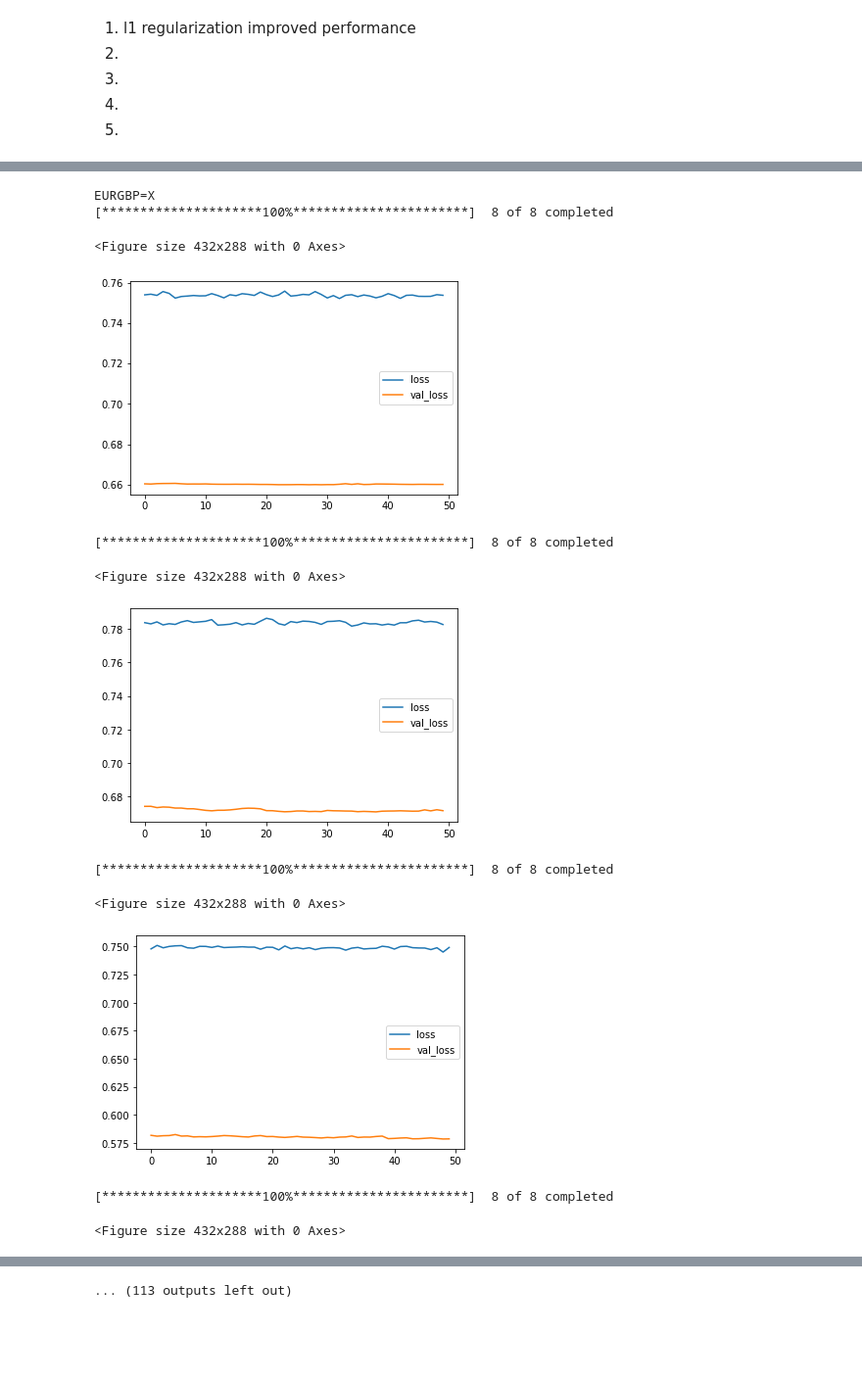
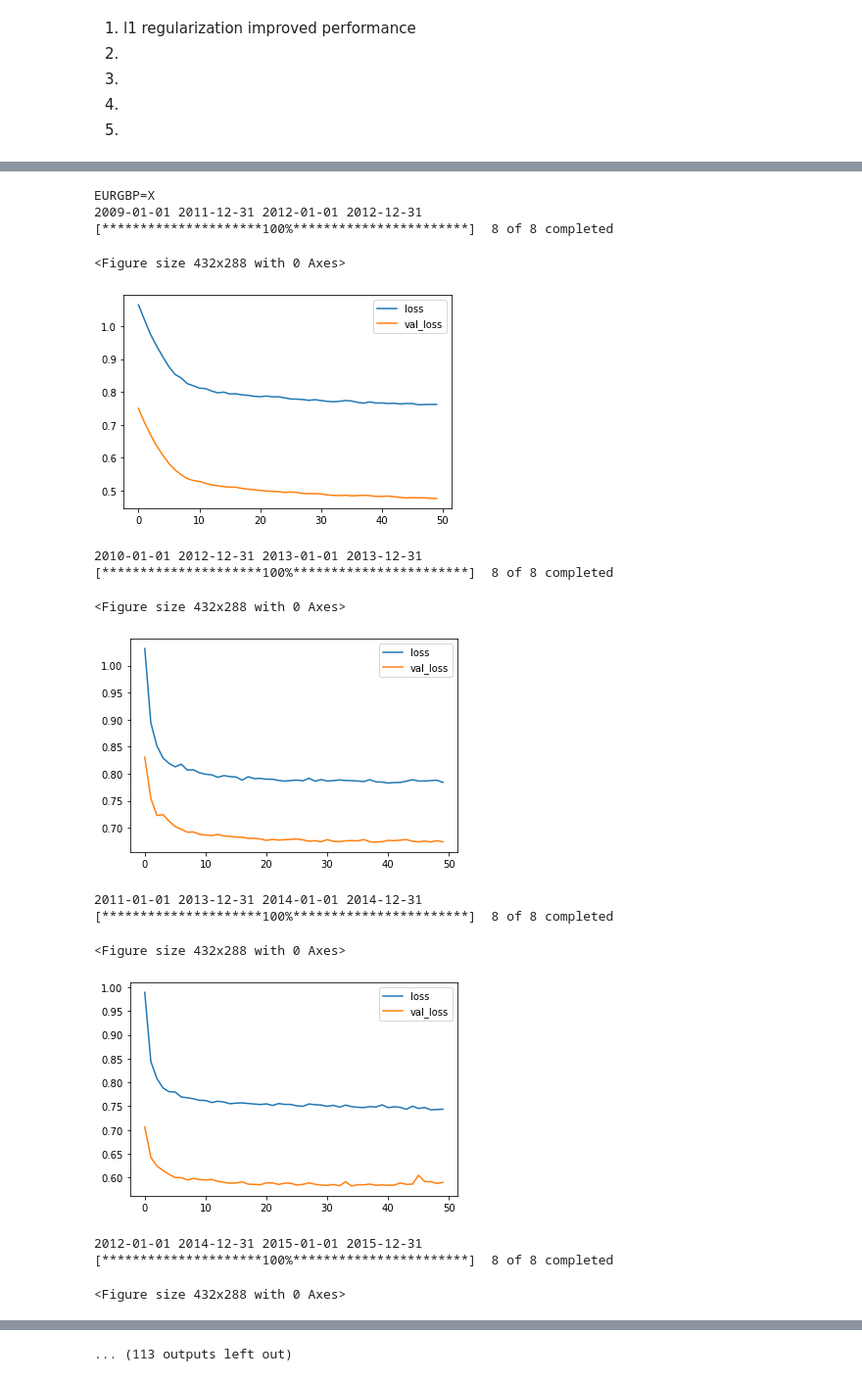
Before and after one commit to navin9292/Google_Wavenet-_Model, a Jupyter notebook: LSTM.ipynb, the cells around one changed output, grey strips where cells are left out. Shown at 98% size. Saved outputs shown, nothing was run; the diff lists cells and outputs as text; code cells hidden in the pictures; blank space fills up the shorter version.

```diff
--- a/LSTM.ipynb
+++ b/LSTM.ipynb
@@ -551,6 +485,6 @@ Overall, it seems like this is as much information as can be captured in the dat
 # %%
 window=16
 cols = ['^GSPC', '^TNX', '^VIX']
-lstm_model_16_rolling_data = yearly_rolling_wrapper(lstm_model_16_add_layers, window, 2009, 2016, cols, verbose=0, epochs=40)
+lstm_model_16_rolling_data = yearly_rolling_wrapper(sp_regress_16, window, 2009, 2016, cols, verbose=0, epochs=40)
 lstm_model_16_rolling_data
 # %% [output]
@@ -754,29 +693,33 @@ class_lstm_model_16_rolling_data.round(3)
 4.
 5.
 # %%
-num_timesteps=16
-num_features=5
-er_lstm_model_16_ex = tf.keras.models.Sequential([
-    tf.keras.layers.Input(shape=(num_timesteps, num_features)),
-    tf.keras.layers.LSTM(10,
-                         kernel_regularizer=tf.keras.regularizers.l2(.001),
-                         return_sequences=True),
-    tf.keras.layers.Dropout(0.5),
-    tf.keras.layers.LSTM(15, kernel_regularizer=tf.keras.regularizers.l2(.001),
-                         return_sequences=False),
-    tf.keras.layers.Dropout(0.5),
-    tf.keras.layers.Dense(units=1)
-])
+def build_er_model():
+    num_timesteps=16
+    num_features=5
+    model = tf.keras.models.Sequential([
+        tf.keras.layers.Input(shape=(num_timesteps, num_features)),
+        tf.keras.layers.LSTM(25,
+                             kernel_regularizer=tf.keras.regularizers.l1(.001),
+                             return_sequences=True),
+        tf.keras.layers.Dropout(0.5),
+        tf.keras.layers.LSTM(25, kernel_regularizer=tf.keras.regularizers.l1(.001),
+                             return_sequences=False),
+        tf.keras.layers.Dropout(0.5),
+        tf.keras.layers.Dense(units=1)
+    ])
+    return model
 
 window=16
 er_lstm_model_16_data_ex = pd.DataFrame([])
-for i in range(1):
+num_to_plot = 5
+for i in range(num_to_plot):
     print(er_columns[i])
+    er_lstm_model_16_ex = build_er_model()
     data = run_wrapper(er_lstm_model_16_ex, window, er_train, er_test, truth_idx=i,
-                      optimizer=tf.keras.optimizers.Adam(1e-4))
+                      optimizer=tf.keras.optimizers.Adam(1e-3), epochs=40)
     er_lstm_model_16_data_ex = er_lstm_model_16_data_ex.append(data)
 
-er_lstm_model_16_data_ex.index = [er_columns[i] for i in range(1)]
+er_lstm_model_16_data_ex.index = [er_columns[i] for i in range(num_to_plot)]
 er_lstm_model_16_data_ex
 # %% [output]
 EURGBP=X
@@ -829,27 +780,31 @@ er_lstm_model_16_data_ex
 # %%
 window=16
 cols = ['EURGBP=X', 'EURJPY=X', 'EURUSD=X', 'GBPJPY=X', 'GBPUSD=X']
 er_data = {}
 for i in range(5):
     print(er_columns[i])
-    er_lstm_model_16_rolling_data = yearly_rolling_wrapper(er_lstm_model_16_ex, window,
+    er_lstm_model_16_rolling_data = yearly_rolling_wrapper(build_er_model, window,
                                                            2009, 2016, cols,
-                                                           optimizer=tf.keras.optimizers.Adam(1e-4),
+                                                           optimizer=tf.keras.optimizers.Adam(1e-3),
                                                            verbose=0, epochs=50, truth_idx=i)
     er_data[er_columns[i]] = er_lstm_model_16_rolling_data
 
 for col in cols:
     display(er_data[col])
 # %% [output]
 EURGBP=X
+2009-01-01 2011-12-31 2012-01-01 2012-12-31
 [*********************100%***********************]  8 of 8 completed
 <Figure size 432x288 with 0 Axes>
-[figure, old version]
+[figure, new version]
+2010-01-01 2012-12-31 2013-01-01 2013-12-31
 [*********************100%***********************]  8 of 8 completed
 <Figure size 432x288 with 0 Axes>
-[figure, old version]
+[figure, new version]
+2011-01-01 2013-12-31 2014-01-01 2014-12-31
 [*********************100%***********************]  8 of 8 completed
 <Figure size 432x288 with 0 Axes>
-[figure, old version]
+[figure, new version]
+2012-01-01 2014-12-31 2015-01-01 2015-12-31
 [*********************100%***********************]  8 of 8 completed
 <Figure size 432x288 with 0 Axes>
```
Also changed, not shown: parts of 21 cells of this notebook.
